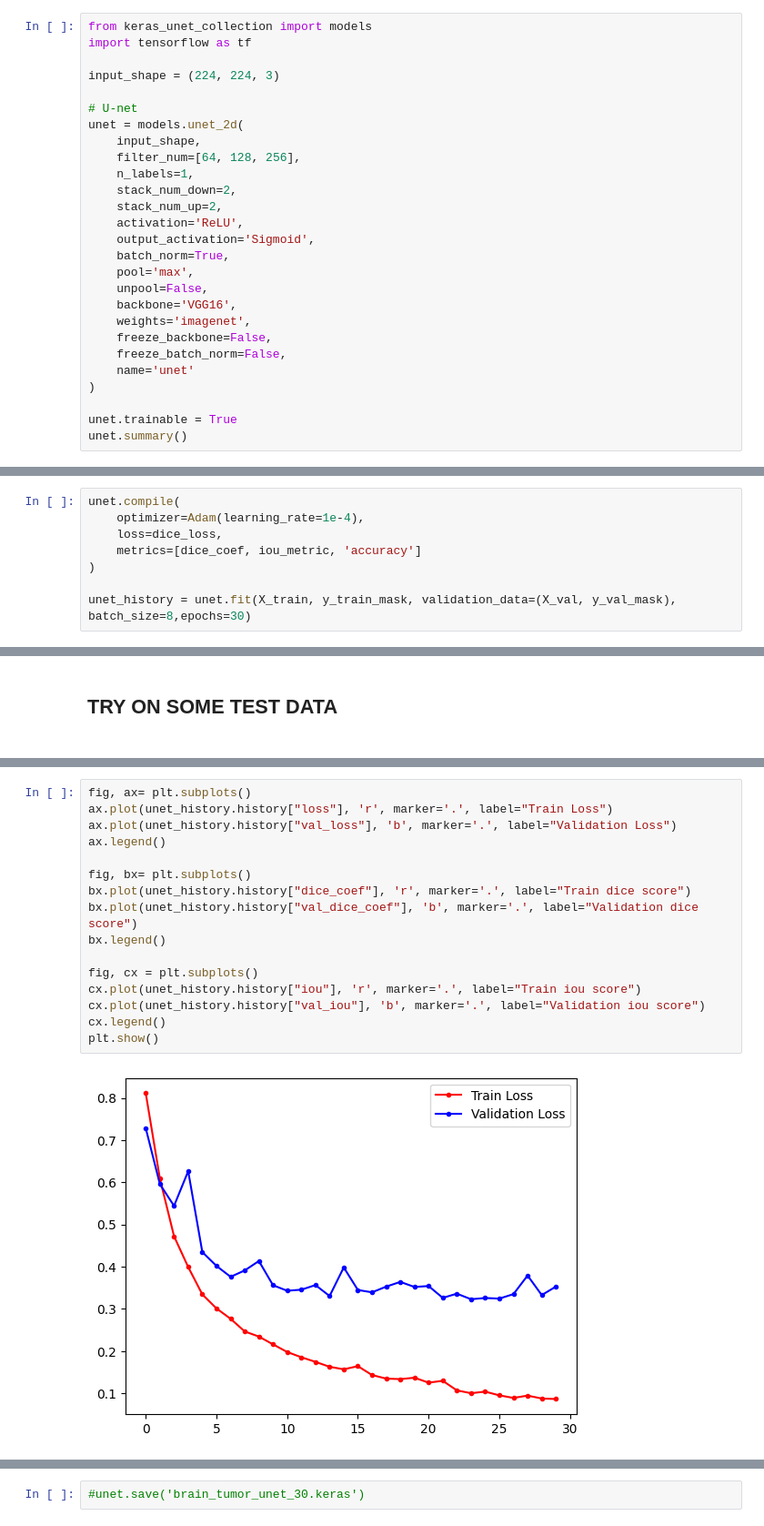
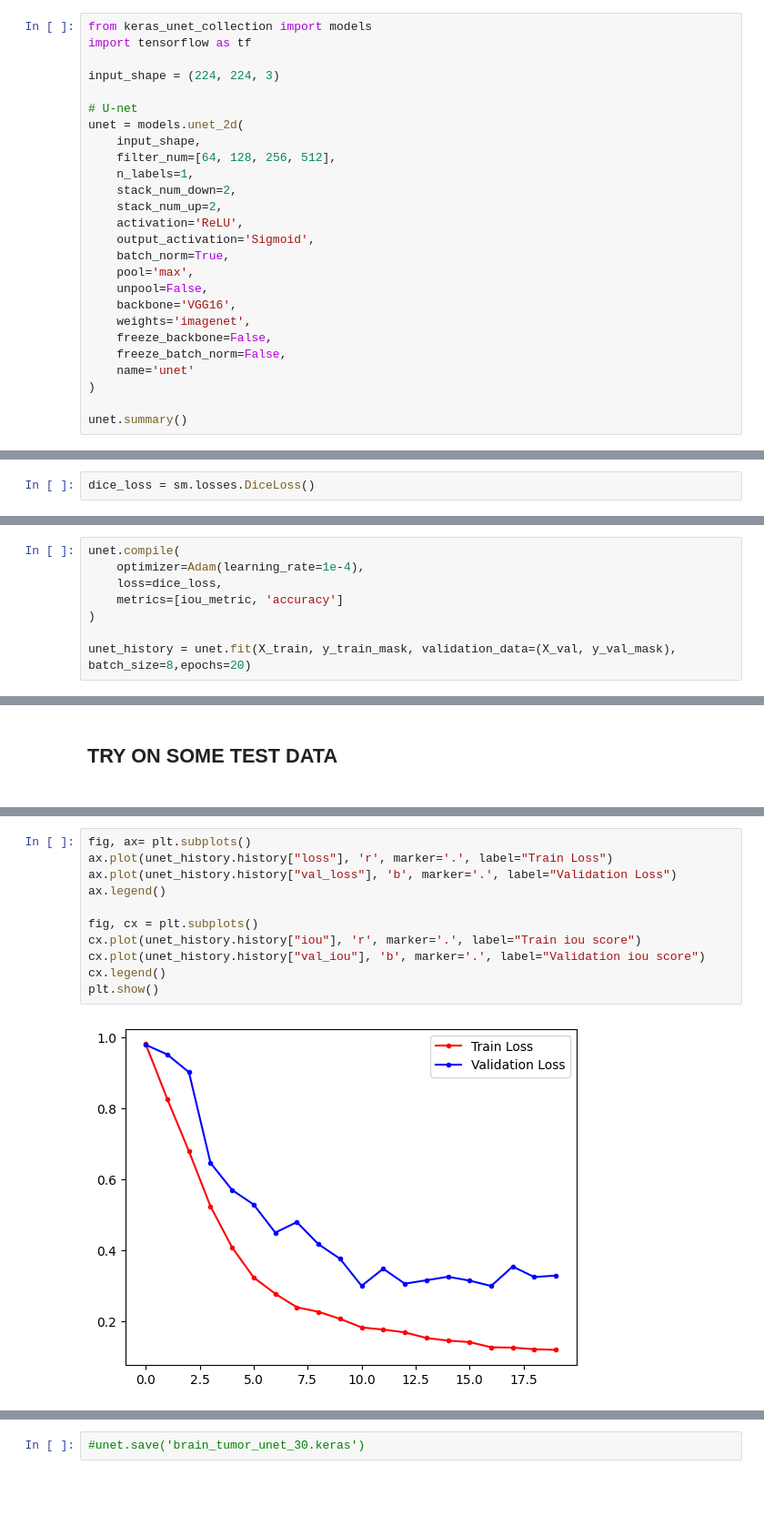
Before and after one commit to pruck12345555/DL_Project, a Jupyter notebook: src/Segmentation.ipynb, the cells around one changed output, grey strips where cells are left out. Shown at 91% size. Cells and saved outputs as stored; diff of their text form; blank space fills up the shorter version.

```diff
--- a/src/Segmentation.ipynb
+++ b/src/Segmentation.ipynb
@@ -188,7 +191,7 @@ input_shape = (224, 224, 3)
 # U-net
 unet = models.unet_2d(
     input_shape,
-    filter_num=[64, 128, 256],
+    filter_num=[64, 128, 256, 512],
     n_labels=1,
     stack_num_down=2,
     stack_num_up=2,
@@ -204,7 +207,6 @@ unet = models.unet_2d(
     name='unet'
 )
 
-unet.trainable = True
 unet.summary()
 # %% [output]
 Backbone VGG16 does not use batch norm, but other layers received batch_norm=True
@@ -240,6 +242,8 @@ def dice_coef(y_true, y_pred, smooth=1e-6):
 
 def dice_loss(y_true, y_pred):
     return 1 - dice_coef(y_true, y_pred)
+# %%
+dice_loss = sm.losses.DiceLoss()
 # %%
 import keras
 iou_metric = keras.metrics.BinaryIoU(target_class_ids=[1], threshold=0.5, name='iou')
@@ -262,8 +268,8 @@ image_generator_y = datagen.flow(y_train_mask, seed=12345)
 unet.compile(
     optimizer=Adam(learning_rate=1e-4),
     loss=dice_loss,
-    metrics=[dice_coef, iou_metric, 'accuracy']
+    metrics=[iou_metric, 'accuracy']
 )
 
-unet_history = unet.fit(X_train, y_train_mask, validation_data=(X_val, y_val_mask), batch_size=8,epochs=30)
+unet_history = unet.fit(X_train, y_train_mask, validation_data=(X_val, y_val_mask), batch_size=8,epochs=20)
 # %% [output]
@@ -319,18 +326,13 @@ plt.show()
 # %%
 fig, ax= plt.subplots()
 ax.plot(unet_history.history["loss"], 'r', marker='.', label="Train Loss")
 ax.plot(unet_history.history["val_loss"], 'b', marker='.', label="Validation Loss")
 ax.legend()
 
-fig, bx= plt.subplots()
-bx.plot(unet_history.history["dice_coef"], 'r', marker='.', label="Train dice score")
-bx.plot(unet_history.history["val_dice_coef"], 'b', marker='.', label="Validation dice score")
-bx.legend()
-
 fig, cx = plt.subplots()
 cx.plot(unet_history.history["iou"], 'r', marker='.', label="Train iou score")
 cx.plot(unet_history.history["val_iou"], 'b', marker='.', label="Validation iou score")
 cx.legend()
 plt.show()
 # %% [output]
-[figure, old version]
+[figure, new version]
```
Also changed, not shown: parts of 10 cells of this notebook, 6 other files.
